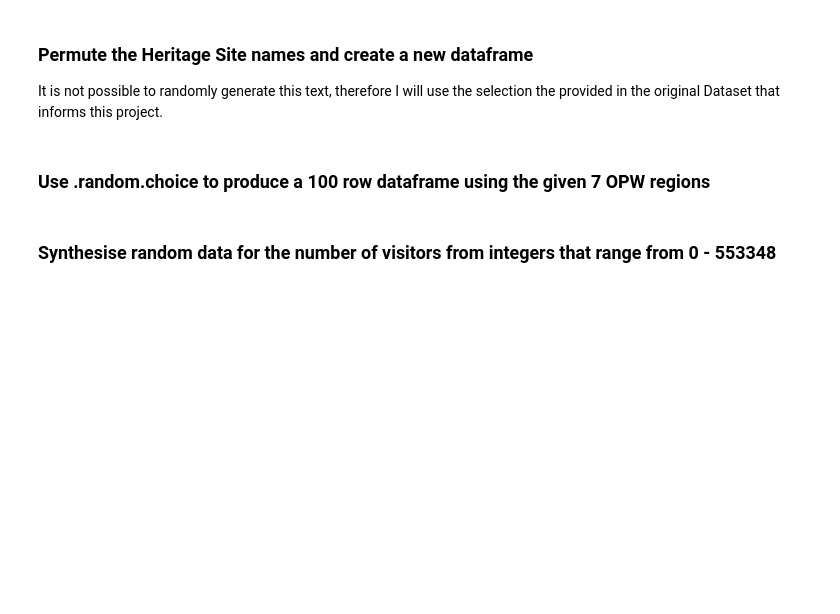
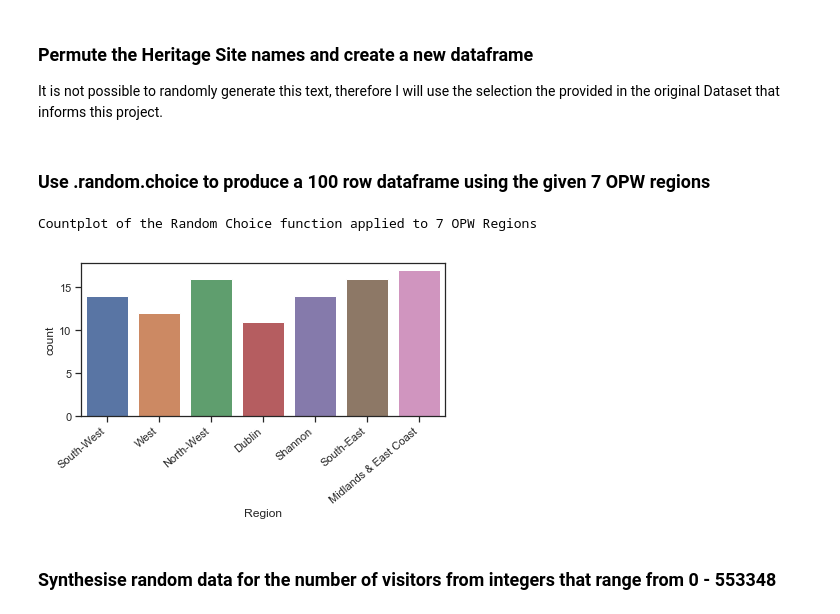
Before and after one commit to ClodaghMurphy/ProgDA_ProjectDec2019, a Jupyter notebook: ProgDA_ProjectDec2019.ipynb, the cells around one changed output. Drawn from its saved outputs; the diff is of its cells as text; code cells hidden in the pictures; blank space fills up the shorter version.

```diff
--- a/ProgDA_ProjectDec2019.ipynb
+++ b/ProgDA_ProjectDec2019.ipynb
@@ -155,5 +168,16 @@ df2 = pd.DataFrame((np.random.choice(Regions, 100)), columns = ['Region'])
 #A uniform distribution is assumed in this function
 #df2
+# %%
+#Print a description of the output
+print("Countplot of the Random Choice function applied to 7 OPW Regions")
+#Code amended from https://stackoverflow.com/questions/42528921/how-to-prevent-overlapping-x-axis-labels-in-sns-countplot
+ax = sns.countplot(x="Region", data=New_Dataset)
+ax.set_xticklabels(ax.get_xticklabels(), rotation=40, ha="right")
+plt.tight_layout()
+plt.show()
+# %% [output]
+Countplot of the Random Choice function applied to 7 OPW Regions
+[figure, added]
 # %% [markdown]
 ### Synthesise random data for the number of visitors from integers that range from 0 - 553348
 # %%
```
Also changed, not shown: parts of 32 cells of this notebook.
